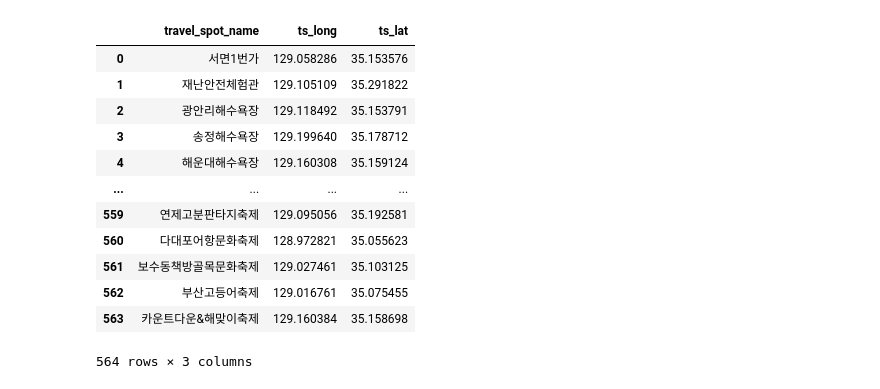
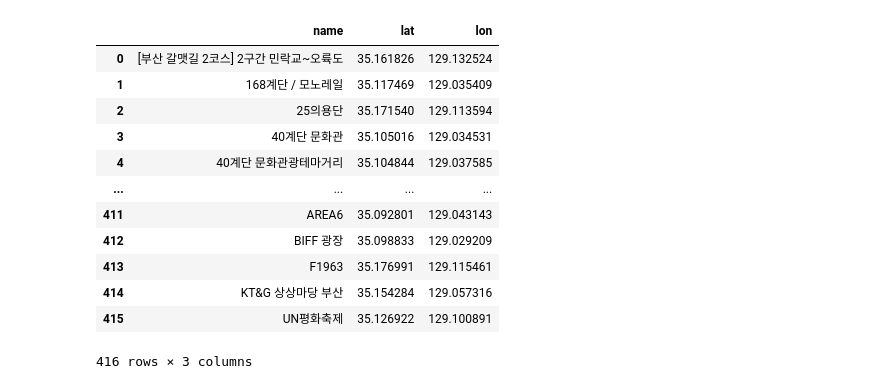
Before and after one commit to sohee0/final_sh, a Jupyter notebook: trans_python/parking.ipynb, the cells around one changed output. Cells and saved outputs as stored; diff of their text form; code cells hidden in the pictures.

```diff
--- a/trans_python/parking.ipynb
+++ b/trans_python/parking.ipynb
@@ -22,18 +22,18 @@ parking
 # %%
-busan_travel=pd.read_csv('./travel_list2.csv',encoding='utf-8') # 관광지정보read
+busan_travel=pd.read_csv('./busan_spot.csv',encoding='utf-8') # 관광지정보read
 busan_travel
 # %% [output]
-|  | travel_spot_name | ts_long | ts_lat |
-| 0 | 서면1번가 | 129.058286 | 35.153576 |
-| 1 | 재난안전체험관 | 129.105109 | 35.291822 |
-| 2 | 광안리해수욕장 | 129.118492 | 35.153791 |
-| 3 | 송정해수욕장 | 129.199640 | 35.178712 |
-| 4 | 해운대해수욕장 | 129.160308 | 35.159124 |
+|  | name | lat | lon |
+| 0 | [부산 갈맷길 2코스] 2구간 민락교~오륙도 | 35.161826 | 129.132524 |
+| 1 | 168계단 / 모노레일 | 35.117469 | 129.035409 |
+| 2 | 25의용단 | 35.171540 | 129.113594 |
+| 3 | 40계단 문화관 | 35.105016 | 129.034531 |
+| 4 | 40계단 문화관광테마거리 | 35.104844 | 129.037585 |
 | ... | ... | ... | ... |
-| 559 | 연제고분판타지축제 | 129.095056 | 35.192581 |
-| 560 | 다대포어항문화축제 | 128.972821 | 35.055623 |
-| 561 | 보수동책방골목문화축제 | 129.027461 | 35.103125 |
-| 562 | 부산고등어축제 | 129.016761 | 35.075455 |
-| 563 | 카운트다운&해맞이축제 | 129.160384 | 35.158698 |
+| 411 | AREA6 | 35.092801 | 129.043143 |
+| 412 | BIFF 광장 | 35.098833 | 129.029209 |
+| 413 | F1963 | 35.176991 | 129.115461 |
+| 414 | KT&G 상상마당 부산 | 35.154284 | 129.057316 |
+| 415 | UN평화축제 | 35.126922 | 129.100891 |
-564 rows × 3 columns
+416 rows × 3 columns
 # %%
```
Also changed, not shown: parts of 12 cells of this notebook, 11 other files.
